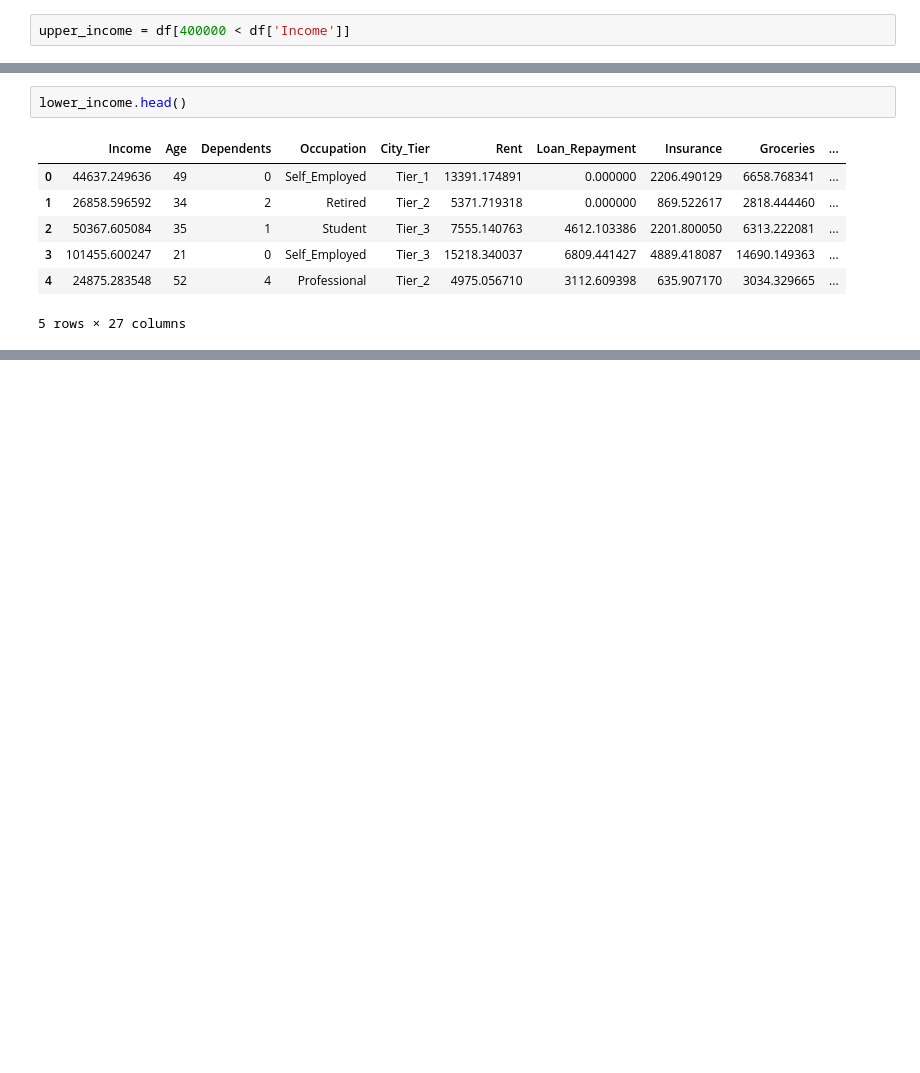
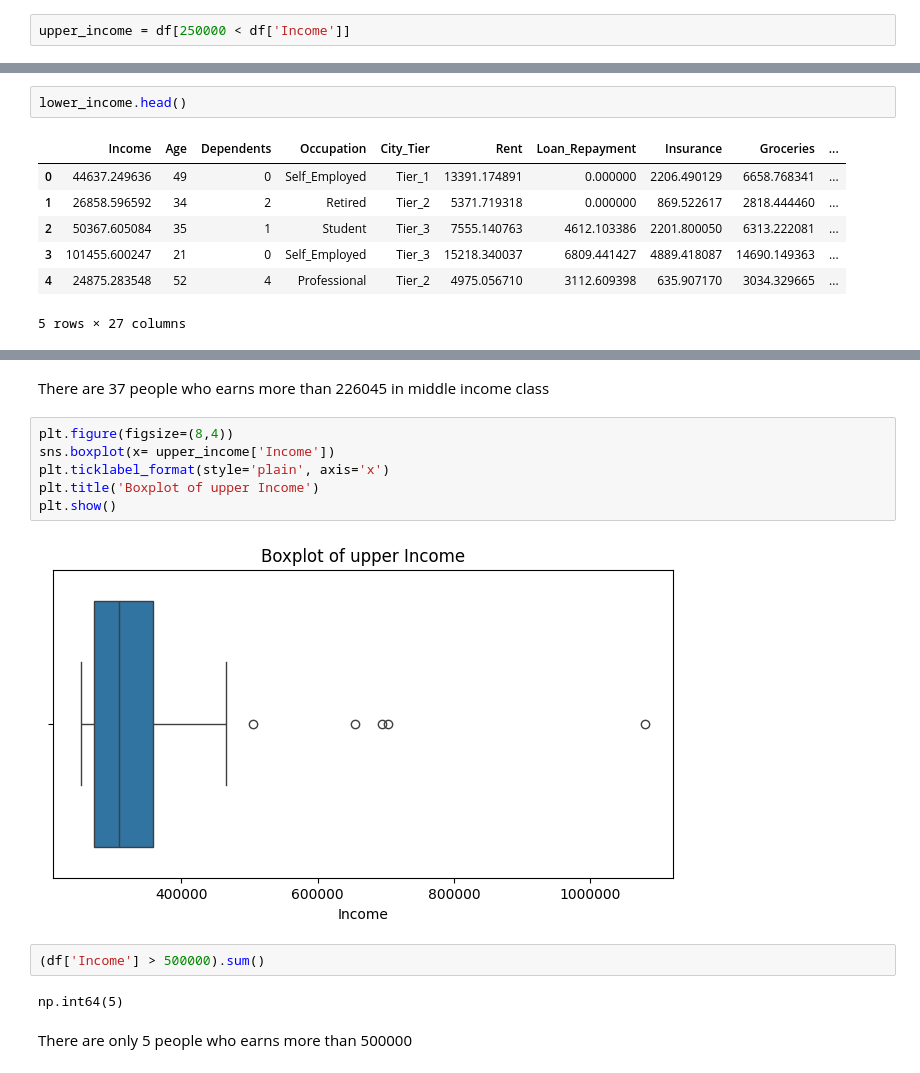
Before and after one commit to CaptainLevy/personal-finance-advisor, a Jupyter notebook: Personal-Finance-advisor.ipynb, the cells around one changed output, grey strips where cells are left out. Saved outputs shown, nothing was run; the diff lists cells and outputs as text; blank space fills up the shorter version.

```diff
--- a/Personal-Finance-advisor.ipynb
+++ b/Personal-Finance-advisor.ipynb
@@ -180,2 +185,2 @@ middle_income = df[(df['Income'] > 1079729) & (df['Income'] <= 400000)]
 # %%
-upper_income = df[400000 < df['Income']]
+upper_income = df[250000 < df['Income']]
@@ -199,0 +256,16 @@ plt.show()
+# %% [markdown]
+There are 37 people who earns more than 226045 in middle income class
+# %%
+plt.figure(figsize=(8,4))
+sns.boxplot(x= upper_income['Income'])
+plt.ticklabel_format(style='plain', axis='x')
+plt.title('Boxplot of upper Income')
+plt.show()
+# %% [output]
+[figure, added]
+# %%
+(df['Income'] > 500000).sum()
+# %% [output]
+np.int64(5)
+# %% [markdown]
+There are only 5 people who earns more than 500000
```
Also changed, not shown: parts of 16 cells of this notebook.
